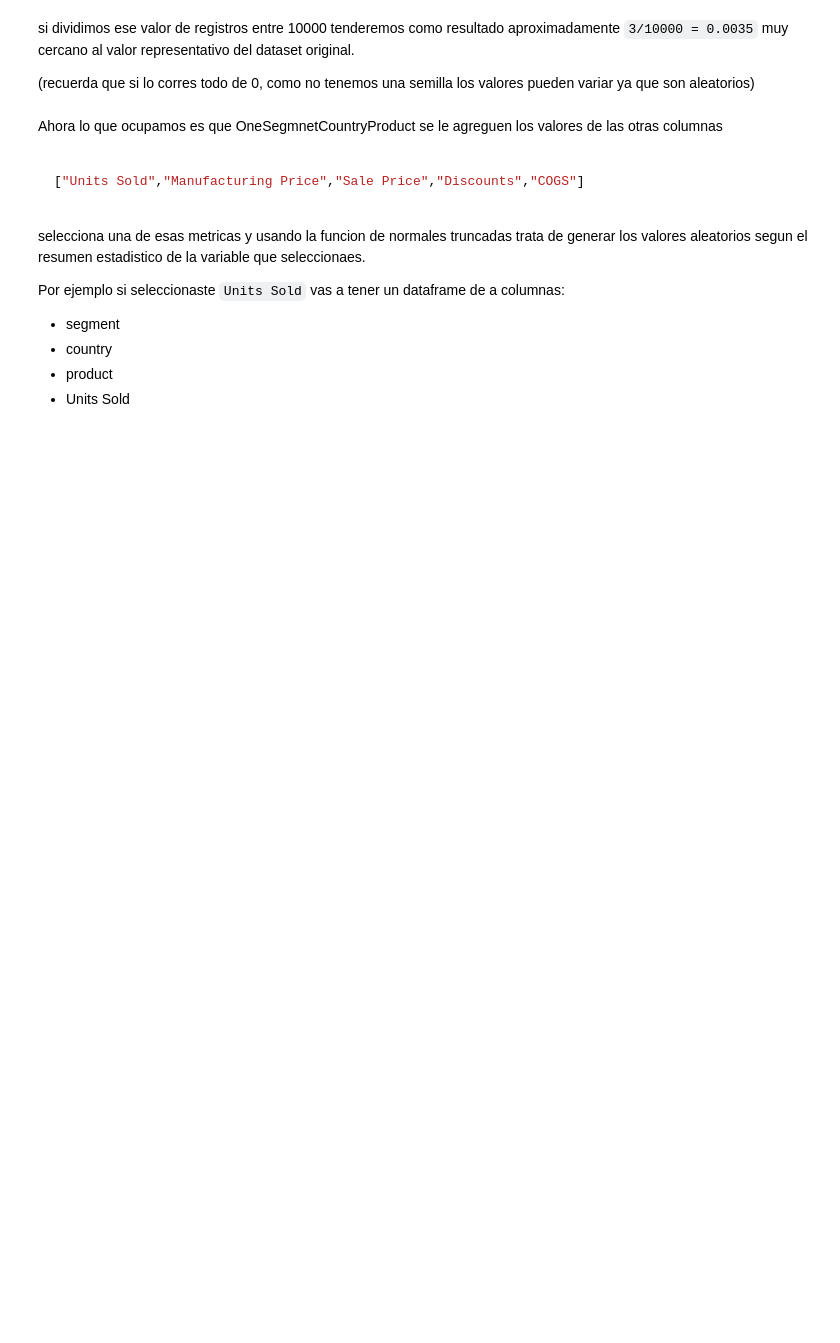
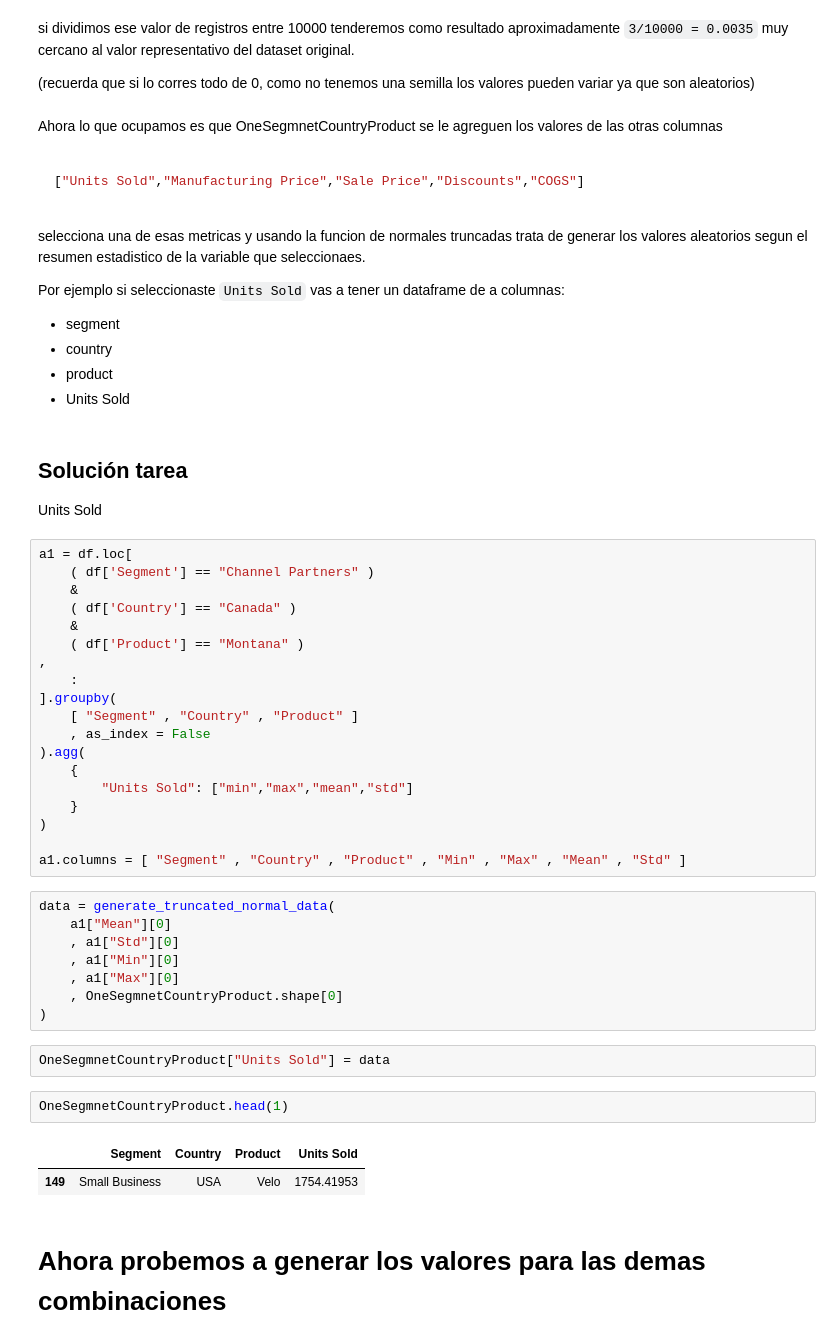
Before and after one commit to uayeb25/TeoriaSimulacion_semana3, a Jupyter notebook: Probs.ipynb, the cells around one changed output. Cells and saved outputs as stored; diff of their text form; blank space fills up the shorter version.

```diff
--- a/Probs.ipynb
+++ b/Probs.ipynb
@@ -429,3 +429,43 @@
 - country
 - product
 - Units Sold
+# %% [markdown]
+## Solución tarea
+
+Units Sold
+# %%
+a1 = df.loc[
+    ( df['Segment'] == "Channel Partners" )
+    &
+    ( df['Country'] == "Canada" )
+    &
+    ( df['Product'] == "Montana" )
+,
+    :
+].groupby(
+    [ "Segment" , "Country" , "Product" ]
+    , as_index = False
+).agg(
+    {
+        "Units Sold": ["min","max","mean","std"]
+    }
+)
+
+a1.columns = [ "Segment" , "Country" , "Product" , "Min" , "Max" , "Mean" , "Std" ]
+# %%
+data = generate_truncated_normal_data(
+    a1["Mean"][0]
+    , a1["Std"][0]
+    , a1["Min"][0]
+    , a1["Max"][0]
+    , OneSegmnetCountryProduct.shape[0]
+)
+# %%
+OneSegmnetCountryProduct["Units Sold"] = data
+# %%
+OneSegmnetCountryProduct.head(1)
+# %% [output]
+|  | Segment | Country | Product | Units Sold |
+| 149 | Small Business | USA | Velo | 1754.41953 |
+# %% [markdown]
+# Ahora probemos a generar los valores para las demas combinaciones
```
Also changed, not shown: parts of 18 cells of this notebook.
